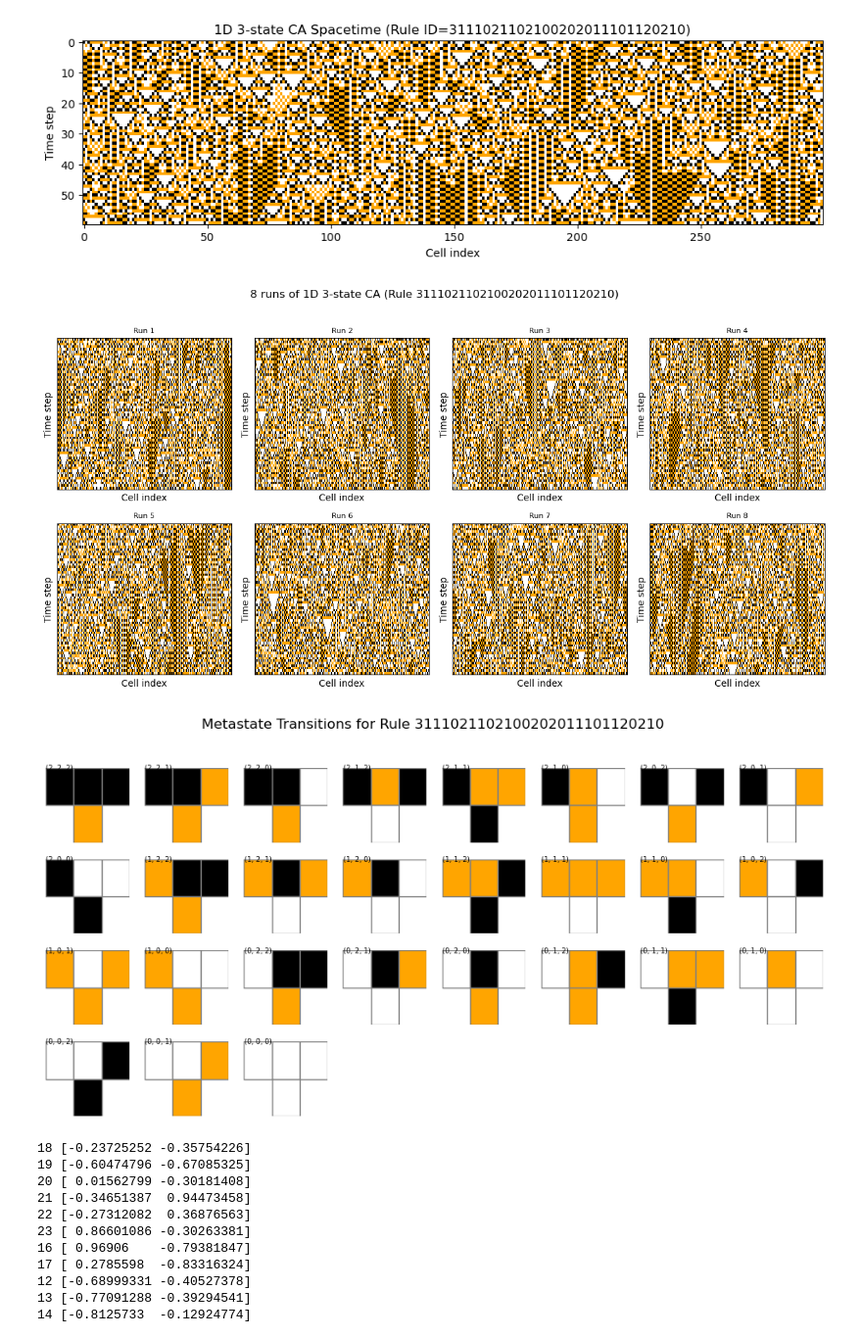
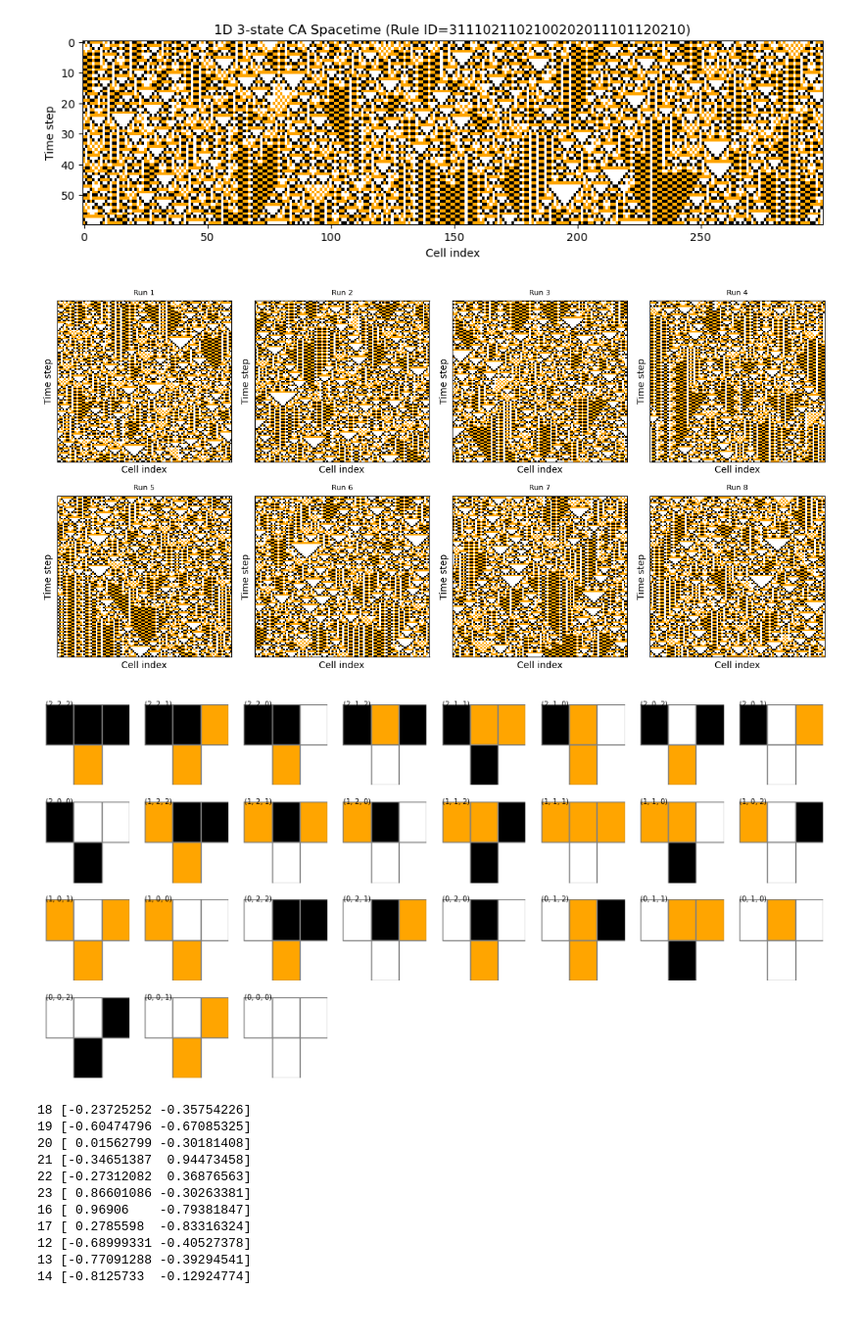
Before and after one commit to jaime-berkovich/conus, a Jupyter notebook: automata/CA_master.ipynb, the cells around one changed output. Shown at 98% size. Cells and saved outputs as stored; diff of their text form; code cells hidden in the pictures; blank space fills up the shorter version.

```diff
--- a/automata/CA_master.ipynb
+++ b/automata/CA_master.ipynb
@@ -1579,38 +1579,41 @@ class CellularAutomatonRules:
                     ax.set_xticks([])
                     ax.set_yticks([])
                     ax.set_title(f'Run {run_idx+1}', fontsize=8)
                 else:
                     ax.axis('off')
                 run_idx += 1
 
-        plt.suptitle(f'{n_runs} runs of 1D {self.num_states}-state CA (Rule {self.rule_id})',
-                     y=1.02)
+        # plt.suptitle(f'{n_runs} runs of 1D {self.num_states}-state CA (Rule {self.rule_id})',
+        #              y=1.02)
         plt.tight_layout()
         plt.show()
 
 
 if __name__ == "__main__":
     # example 3‐state rule_id
     rule_id = "3" + "111021102100202011101120210"
+    # rule_id = "3" + "111021112100212111101120210"
+    # rule_id = "3" + "111021122100202211101120210"
+    # rule_id = "3" + "111021122100202201101121210"
     ca = CellularAutomatonRules(
         num_states=3,
         rule_id=rule_id,
         stochastic=False,
         dim=1,
         directional=True
     )
 
     # plot 8 independent runs in a 2×4 grid
     ca.plot_multiple_spacetime(
         n_runs=8,
-        width=300,
-        time_steps=60,
+        width=100,
+        time_steps=100,
         init_mode='random',
         ncols=4,
         figsize_per_plot=(3,3)
     )
 # %% [output]
-[figure, old version]
+[figure, new version]
 # %%
 import matplotlib.pyplot as plt
 import matplotlib.patches as mpatches
@@ -1665,7 +1668,7 @@ def plot_metastate_diagrams(rule_id, num_states=3, cols=8):
     for ax in axes[total:]:
         ax.axis('off')
 
-    plt.suptitle(f"Metastate Transitions for Rule {rule_id}", y=1.02)
+    # plt.suptitle(f"Metastate Transitions for Rule {rule_id}", y=1.02)
     plt.tight_layout()
     plt.show()
 
@@ -1673,9 +1676,10 @@ def plot_metastate_diagrams(rule_id, num_states=3, cols=8):
 if __name__ == "__main__":
     # your 4-state rule ID
     rule_id = "3" + "111021102100202011101120210"
+    # rule_id = "3" + "111021122100202201101121210"
     plot_metastate_diagrams(rule_id)
 # %% [output]
-[figure, old version]
+[figure, new version]
 # %%
 import networkx as nx
 import matplotlib.pyplot as plt
```
Also changed, not shown: 4 other files.
